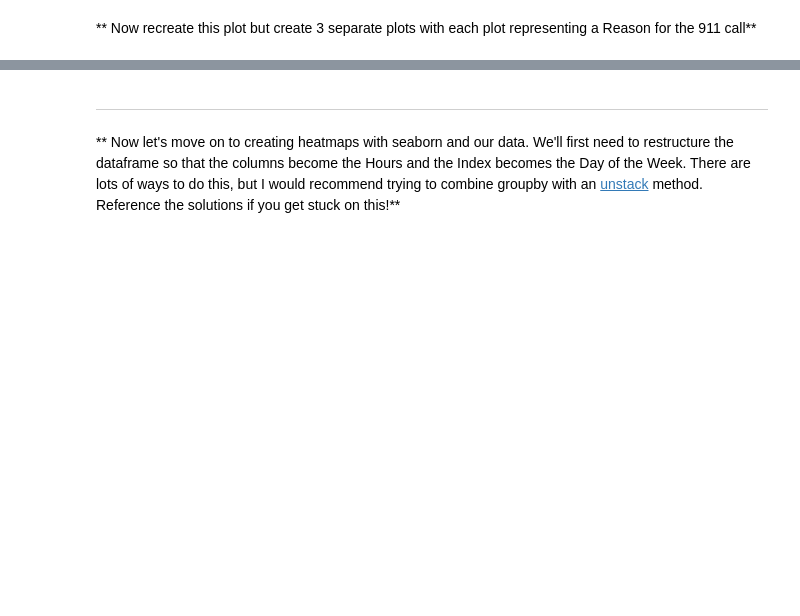
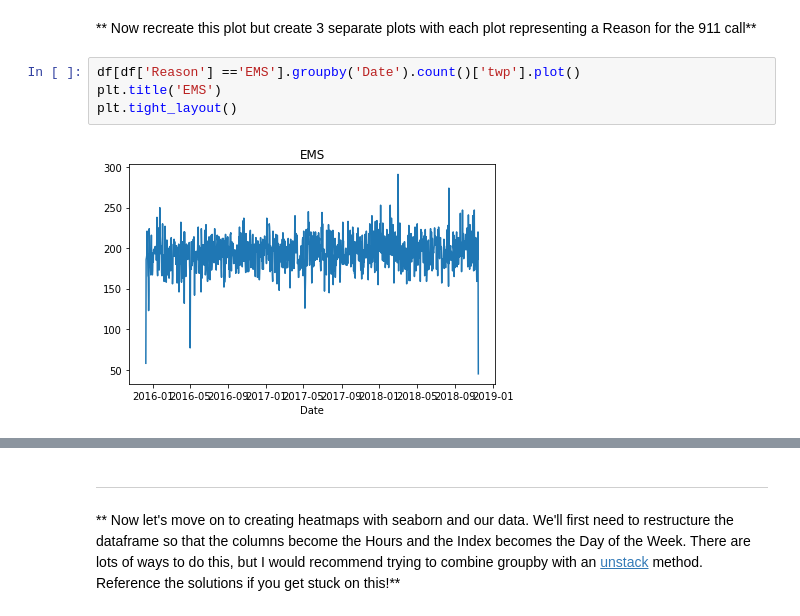
Before and after one commit to meghamodi/Pandas_practice_911, a Jupyter notebook: 911_Calls_Data_Capstone_Project.ipynb, the cells around one changed output, grey strips where cells are left out. Cells and saved outputs as stored; diff of their text form; blank space fills up the shorter version.

```diff
--- a/911_Calls_Data_Capstone_Project.ipynb
+++ b/911_Calls_Data_Capstone_Project.ipynb
@@ -219,2 +251,8 @@ _____
 # %% [markdown]
 ** Now recreate this plot but create 3 separate plots with each plot representing a Reason for the 911 call**
+# %%
+df[df['Reason'] =='EMS'].groupby('Date').count()['twp'].plot()
+plt.title('EMS')
+plt.tight_layout()
+# %% [output]
+[figure, added]
```
Also changed, not shown: parts of 9 cells of this notebook.
